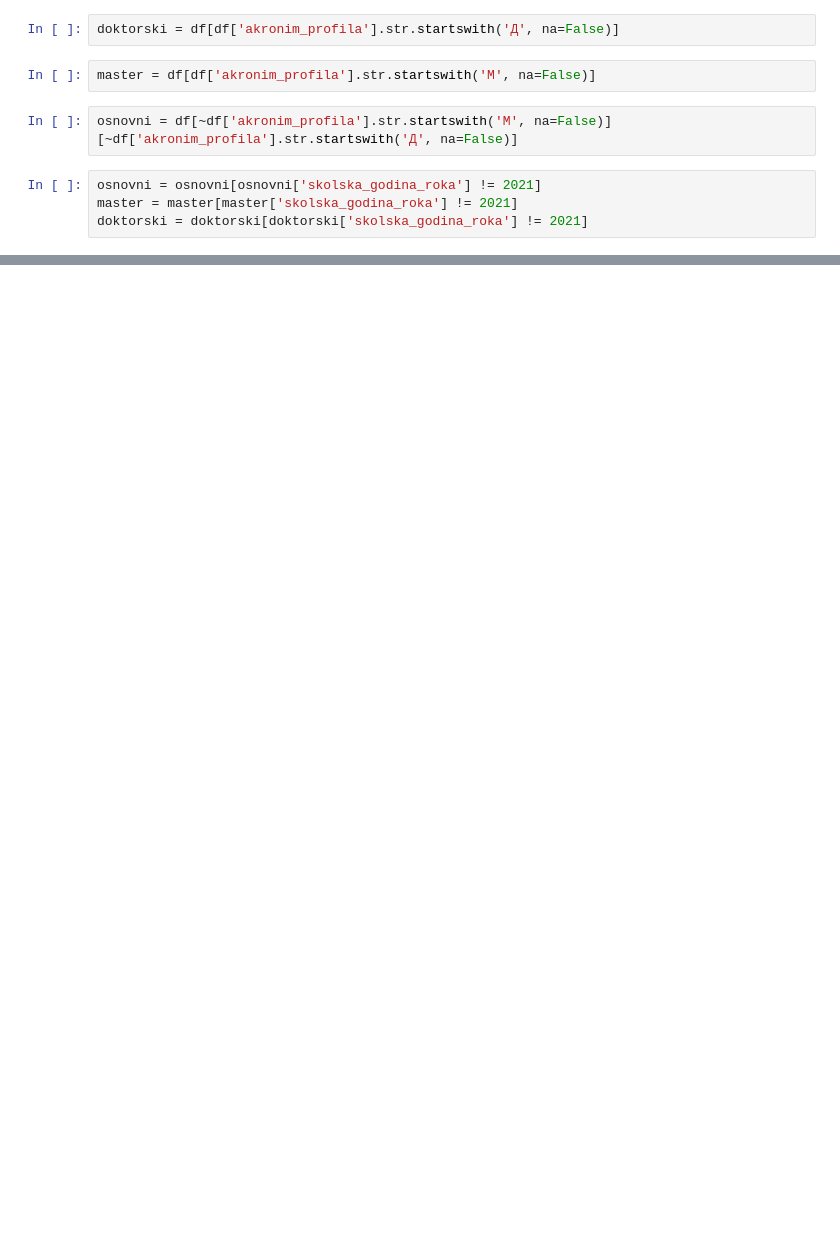
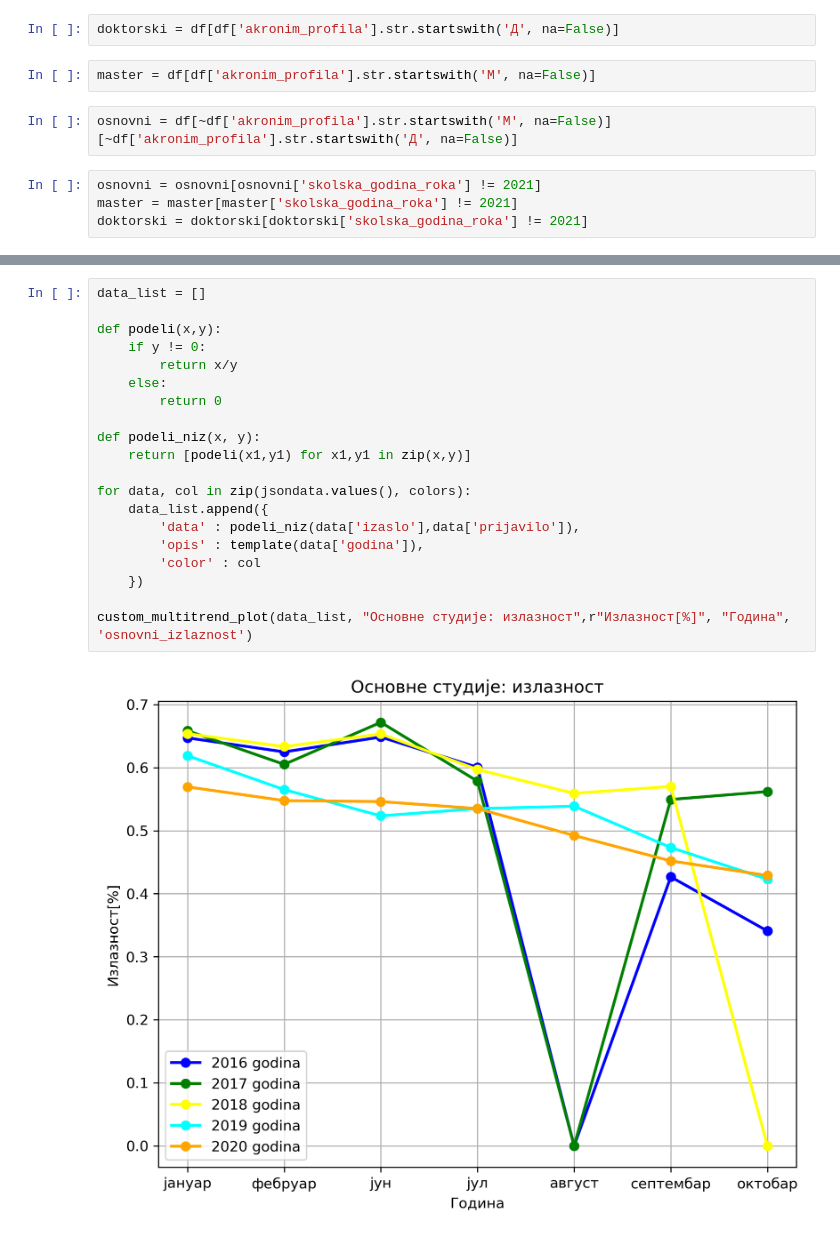
Before and after one commit to AleksaRacic/izlaznost_ETF, a Jupyter notebook: Untitled.ipynb, the cells around one changed output, grey strips where cells are left out. Cells and saved outputs as stored; diff of their text form; blank space fills up the shorter version.

```diff
--- a/Untitled.ipynb
+++ b/Untitled.ipynb
@@ -50,0 +119,22 @@ from auxilaryFunctions import *
+# %%
+data_list = []
+
+def podeli(x,y):
+    if y != 0:
+        return x/y
+    else:
+        return 0
+
+def podeli_niz(x, y):
+    return [podeli(x1,y1) for x1,y1 in zip(x,y)]
+
+for data, col in zip(jsondata.values(), colors):
+    data_list.append({
+        'data' : podeli_niz(data['izaslo'],data['prijavilo']),
+        'opis' : template(data['godina']),
+        'color' : col
+    })
+
+custom_multitrend_plot(data_list, "Основне студије: излазност",r"Излазност[%]", "Година", 'osnovni_izlaznost')
+# %% [output]
+[figure, added]
```
Also changed, not shown: parts of 22 cells of this notebook, 34 other files.
